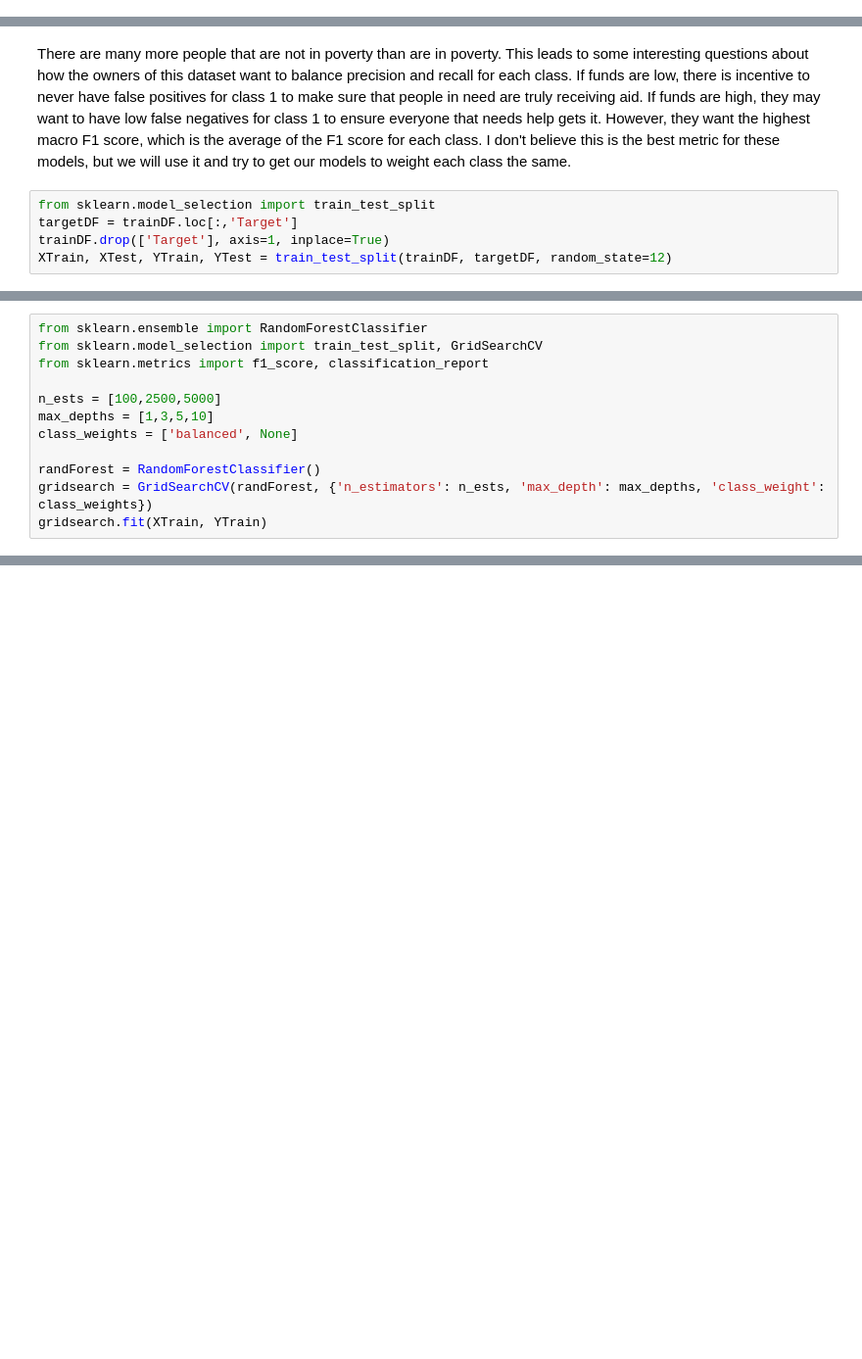
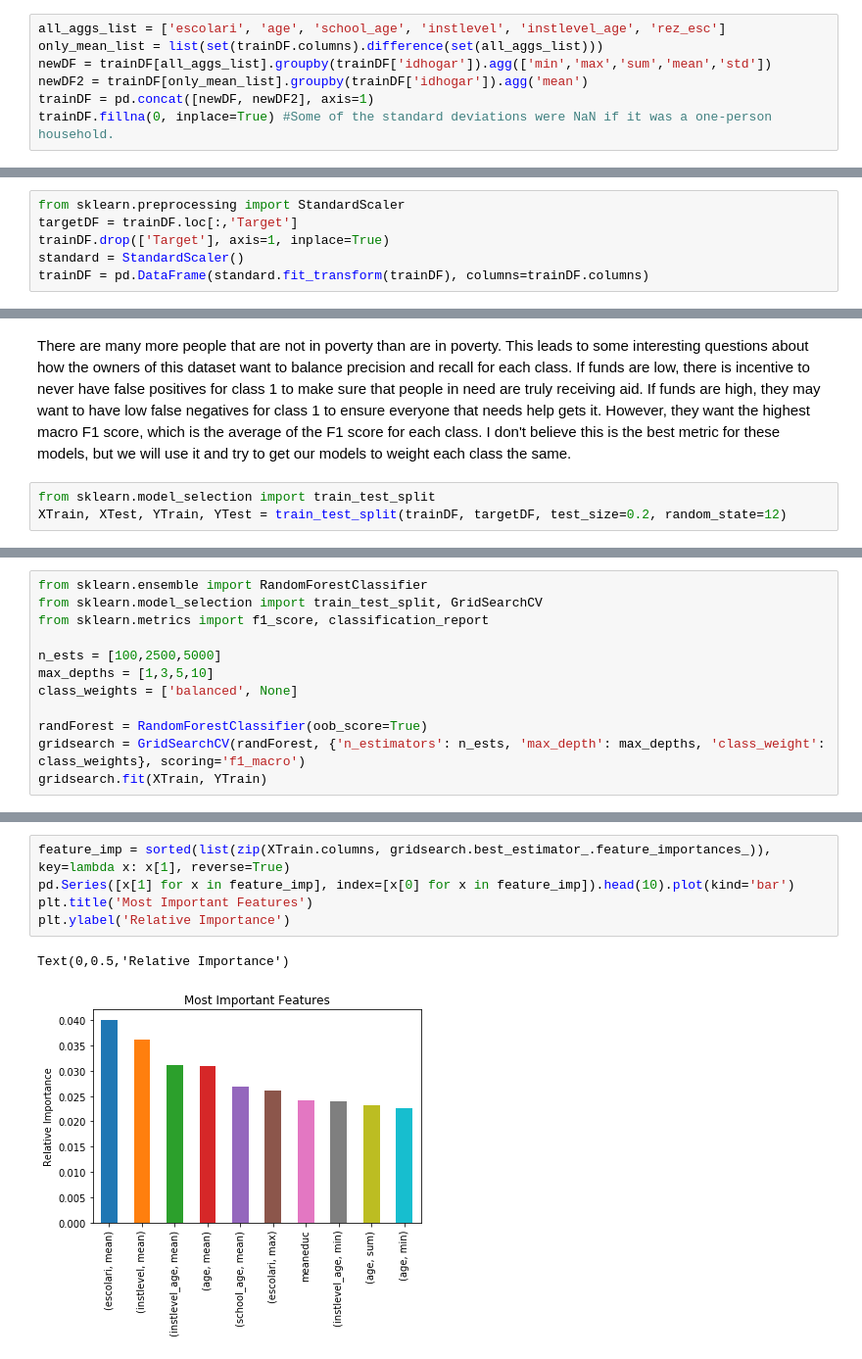
Before and after one commit to nickgrasley/appliedMachineLearning, a Jupyter notebook: hw4/hw4.ipynb, the cells around one changed output, grey strips where cells are left out. Shown at 98% size. Drawn from its saved outputs; the diff is of its cells as text; blank space fills up the shorter version.

```diff
--- a/hw4/hw4.ipynb
+++ b/hw4/hw4.ipynb
@@ -634,0 +676,7 @@ While above 5 children are outliers, we have no reason to believe that these ent
+# %%
+all_aggs_list = ['escolari', 'age', 'school_age', 'instlevel', 'instlevel_age', 'rez_esc']
+only_mean_list = list(set(trainDF.columns).difference(set(all_aggs_list)))
+newDF = trainDF[all_aggs_list].groupby(trainDF['idhogar']).agg(['min','max','sum','mean','std'])
+newDF2 = trainDF[only_mean_list].groupby(trainDF['idhogar']).agg('mean')
+trainDF = pd.concat([newDF, newDF2], axis=1)
+trainDF.fillna(0, inplace=True) #Some of the standard deviations were NaN if it was a one-person household.
@@ -635,3 +689,9 @@ While above 5 children are outliers, we have no reason to believe that these ent
+# %%
+from sklearn.preprocessing import StandardScaler
+targetDF = trainDF.loc[:,'Target']
+trainDF.drop(['Target'], axis=1, inplace=True)
+standard = StandardScaler()
+trainDF = pd.DataFrame(standard.fit_transform(trainDF), columns=trainDF.columns)
 # %% [markdown]
 # Models
 # %% [markdown]
@@ -648,6 +708,4 @@ Text(0,0.5,'Observations')
 There are many more people that are not in poverty than are in poverty. This leads to some interesting questions about how the owners of this dataset want to balance precision and recall for each class. If funds are low, there is incentive to never have false positives for class 1 to make sure that people in need are truly receiving aid. If funds are high, they may want to have low false negatives for class 1 to ensure everyone that needs help gets it. However, they want the highest macro F1 score, which is the average of the F1 score for each class. I don't believe this is the best metric for these models, but we will use it and try to get our models to weight each class the same.
 # %%
 from sklearn.model_selection import train_test_split
-targetDF = trainDF.loc[:,'Target']
-trainDF.drop(['Target'], axis=1, inplace=True)
-XTrain, XTest, YTrain, YTest = train_test_split(trainDF, targetDF, random_state=12)
+XTrain, XTest, YTrain, YTest = train_test_split(trainDF, targetDF, test_size=0.2, random_state=12)
@@ -662,8 +722,8 @@ n_ests = [100,2500,5000]
 max_depths = [1,3,5,10]
 class_weights = ['balanced', None]
 
-randForest = RandomForestClassifier()
-gridsearch = GridSearchCV(randForest, {'n_estimators': n_ests, 'max_depth': max_depths, 'class_weight': class_weights})
+randForest = RandomForestClassifier(oob_score=True)
+gridsearch = GridSearchCV(randForest, {'n_estimators': n_ests, 'max_depth': max_depths, 'class_weight': class_weights}, scoring='f1_macro')
 gridsearch.fit(XTrain, YTrain)
 # %% [output]
 GridSearchCV(cv=None, error_score='raise',
@@ -680,0 +769,8 @@ GridSearchCV(cv=None, error_score='raise',
+# %%
+feature_imp = sorted(list(zip(XTrain.columns, gridsearch.best_estimator_.feature_importances_)), key=lambda x: x[1], reverse=True)
+pd.Series([x[1] for x in feature_imp], index=[x[0] for x in feature_imp]).head(10).plot(kind='bar')
+plt.title('Most Important Features')
+plt.ylabel('Relative Importance')
+# %% [output]
+Text(0,0.5,'Relative Importance')
+[figure, added]
```
Also changed, not shown: parts of 61 cells of this notebook.
